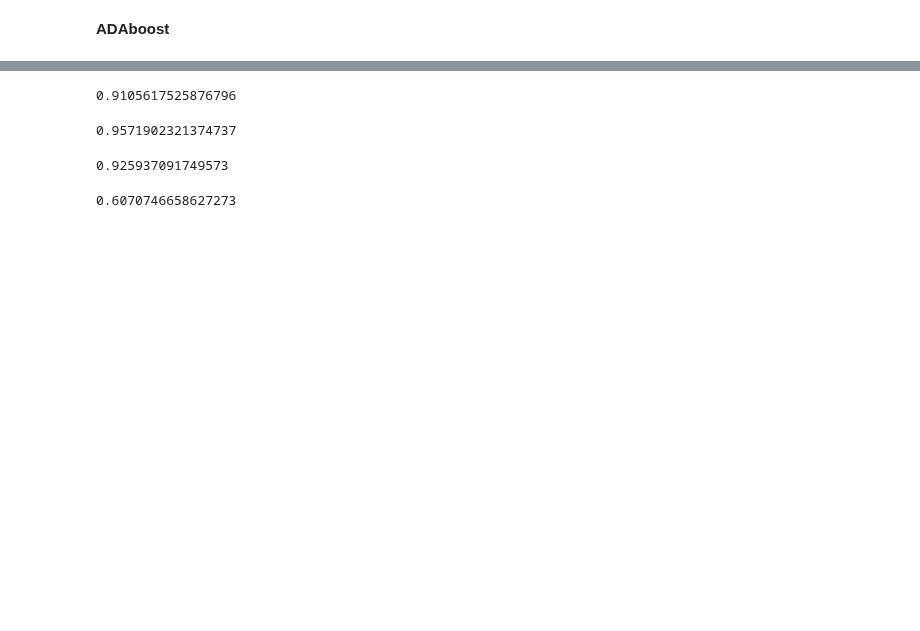
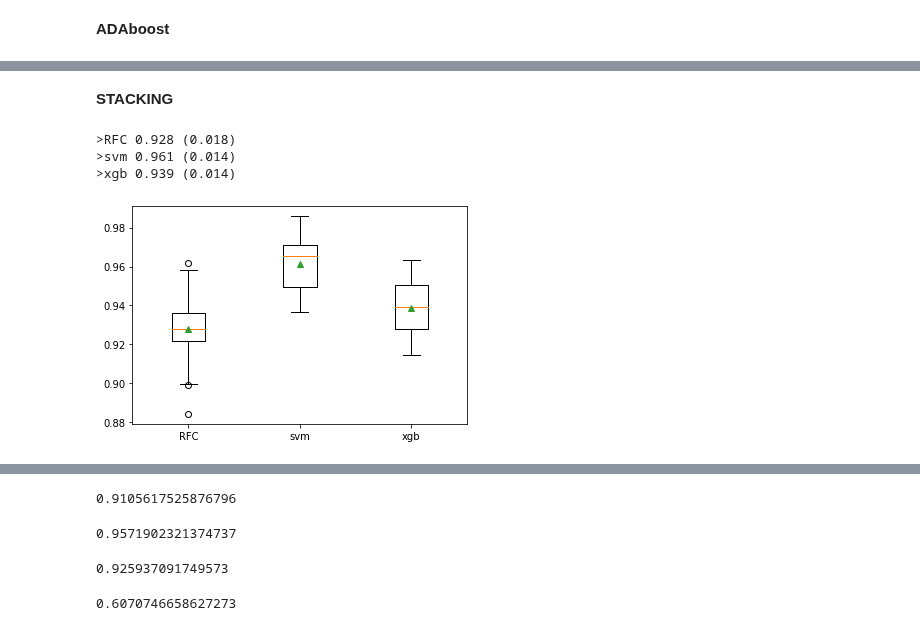
Before and after one commit to CallensToon/Machine_Learning_course_UGent_D012554_kaggle, a Jupyter notebook: Eye blinking prediction.ipynb, the cells around one changed output, grey strips where cells are left out. Drawn from its saved outputs; the diff is of its cells as text; code cells hidden in the pictures; blank space fills up the shorter version.

```diff
--- a/Eye blinking prediction.ipynb
+++ b/Eye blinking prediction.ipynb
@@ -1087,0 +1140,18 @@ for mean_score, std, params in zip(means, stds, grid_search.cv_results_['params'
+# %%
+gbc = GradientBoostingClassifier()
+
+estimators = [500]
+maxd = [5,10,20,30]
+minss = [0.5,2,5]
+minsl = [1,2,5]
+
+params = dict(n_estimators=estimators, max_depth=maxd, min_samples_split=minss, min_samples_leaf=minsl)
+grid_search = GridSearchCV(gbc, param_grid=params, scoring='roc_auc')
+
+grid_search.fit(X_train_stand, y_train)
+
+means = grid_search.cv_results_['mean_test_score']
+stds = grid_search.cv_results_['std_test_score']
+
+for mean_score, std, params in zip(means, stds, grid_search.cv_results_['params']):
+    print("{:.4f} (+/-{:.4f}) for {}".format(mean_score, std * 2, params))
@@ -1087,0 +1176,48 @@ for mean_score, std, params in zip(means, stds, grid_search.cv_results_['params'
+# %% [markdown]
+**STACKING**
+# %%
+# compare standalone models for binary classification
+from numpy import mean
+from numpy import std
+from sklearn.datasets import make_classification
+from sklearn.model_selection import cross_val_score
+from sklearn.model_selection import RepeatedStratifiedKFold
+from sklearn.ensemble import RandomForestClassifier
+from sklearn.ensemble import AdaBoostClassifier
+from sklearn.ensemble import GradientBoostingClassifier
+from sklearn.linear_model import LogisticRegression
+from sklearn.svm import SVC
+from matplotlib import pyplot
+
+# get a list of models to evaluate
+def get_models():
+	models = dict()
+  #models['GBC'] = GradientBoostingClassifier(n_estimators = 500, max_depth=6)
+	models['RFC'] = RandomForestClassifier(max_depth=30, min_samples_leaf=1, min_samples_split=2, n_estimators=5000)
+	models['svm'] = SVC(C=10, gamma=1, probability=True)
+	models['xgb'] = xgb.XGBClassifier(objective ='binary:logistic', learning_rate=0.01, n_estimators = 5000, max_depth = 8, min_child_weight=1, gamma=0, subsample=0.85, colsample_bytree = 0.95, scale_pos_weight=1)
+	return models
+
+# evaluate a given model using cross-validation
+def evaluate_model(model):
+	cv = RepeatedStratifiedKFold(n_splits=10, n_repeats=3, random_state=1)
+	scores = cross_val_score(model, X_train_stand, y_train, scoring='roc_auc', cv=cv, n_jobs=-1, error_score='raise')
+	return scores
+
+# get the models to evaluate
+models = get_models()
+# evaluate the models and store results
+results, names = list(), list()
+for name, model in models.items():
+	scores = evaluate_model(model)
+	results.append(scores)
+	names.append(name)
+	print('>%s %.3f (%.3f)' % (name, mean(scores), std(scores)))
+# plot model performance for comparison
+pyplot.boxplot(results, labels=names, showmeans=True)
+pyplot.show()
+# %% [output]
+>RFC 0.928 (0.018)
+>svm 0.961 (0.014)
+>xgb 0.939 (0.014)
+[figure, added]
```
Also changed, not shown: parts of 20 cells of this notebook.
